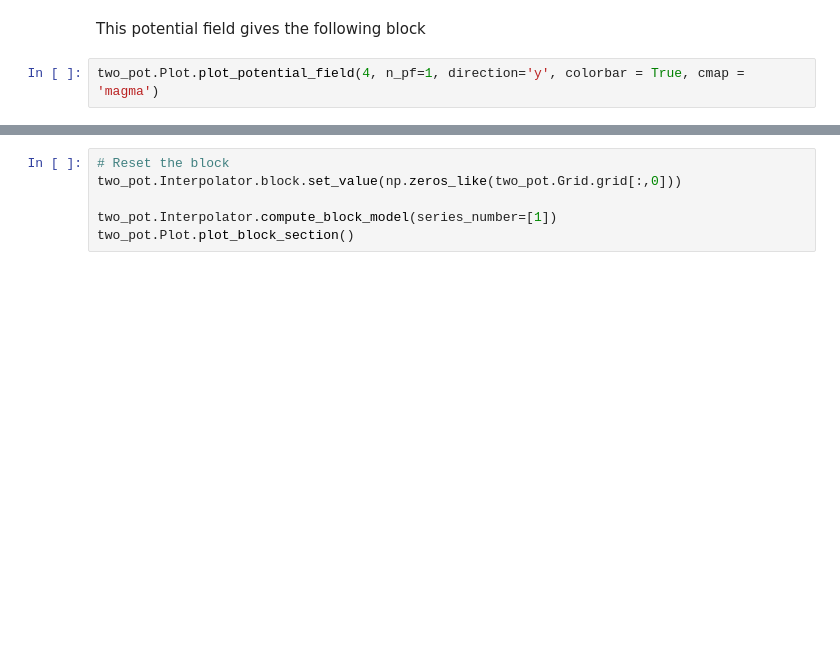
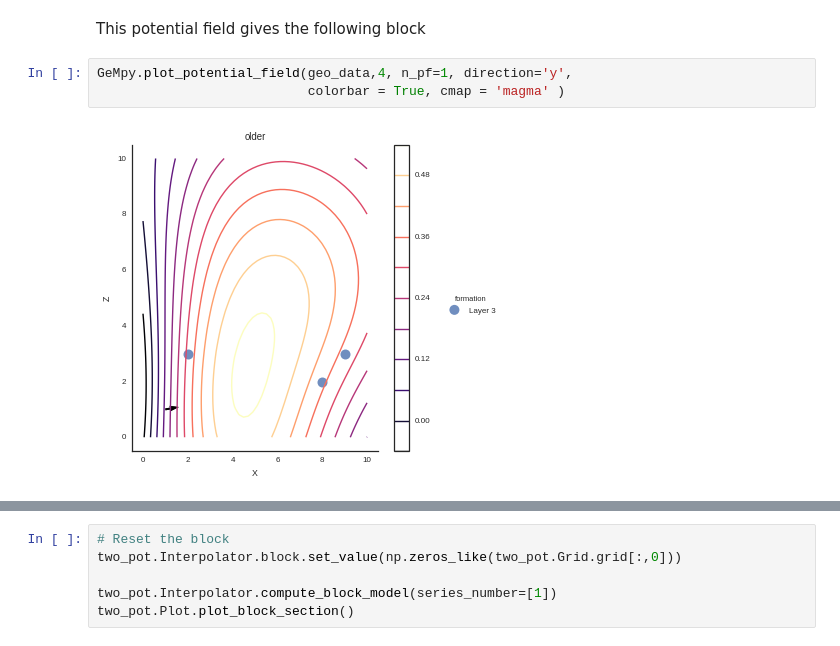
Before and after one commit to nre-aachen/gempy, a Jupyter notebook: Prototype Notebook/Example_2_Simple.ipynb, the cells around one changed output, grey strips where cells are left out. Drawn from its saved outputs; the diff is of its cells as text; blank space fills up the shorter version.

```diff
--- a/Prototype Notebook/Example_2_Simple.ipynb
+++ b/Prototype Notebook/Example_2_Simple.ipynb
@@ -442,4 +365,7 @@ two_pot.set_interpolator(u_grade=0, verbose = 0)
 # %% [markdown]
 This potential field gives the following block
 # %%
-two_pot.Plot.plot_potential_field(4, n_pf=1, direction='y', colorbar = True, cmap = 'magma')
+GeMpy.plot_potential_field(geo_data,4, n_pf=1, direction='y',
+                           colorbar = True, cmap = 'magma' )
+# %% [output]
+[figure, added]
```
Also changed, not shown: parts of 19 cells of this notebook, 4 other files.
